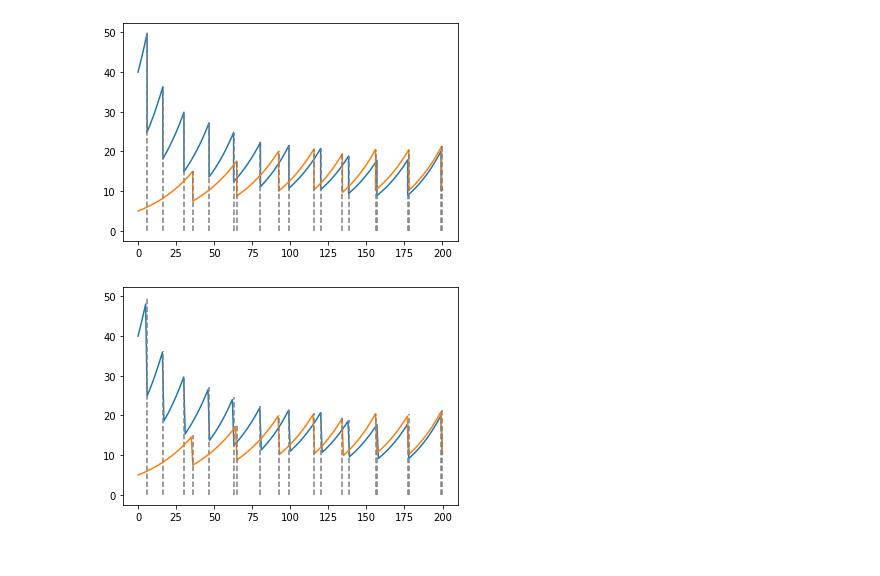
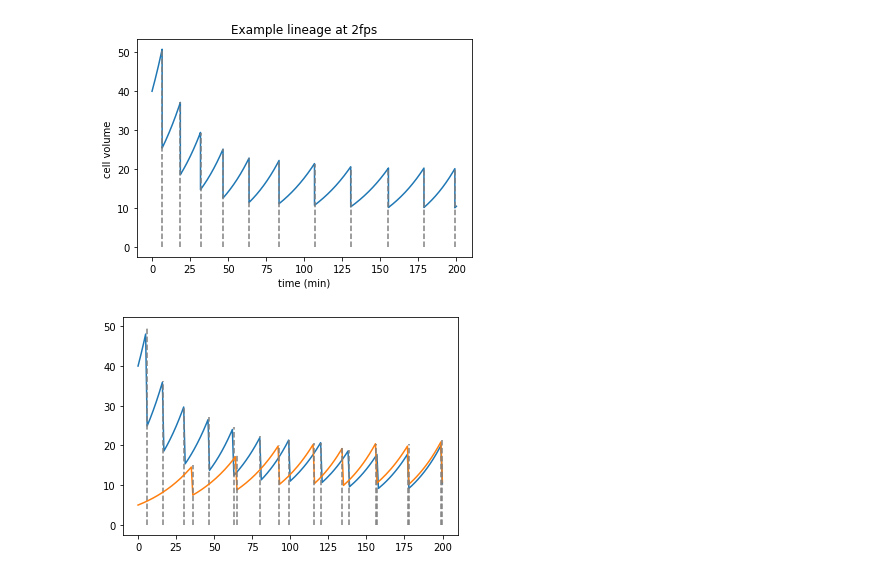
Before and after one commit to erezli/CSRS, a Jupyter notebook: test_run.ipynb, the cells around one changed output. Drawn from its saved outputs; the diff is of its cells as text; code cells hidden in the pictures.

Commit message:
time_res_commit

```diff
--- a/test_run.ipynb
+++ b/test_run.ipynb
@@ -12,11 +16,15 @@ sim1.run(length=200, vm=40) # initialise a long mother cell
 sim2 = Simulation(dt=1/120, Delta=10, D_sd=2, tau=20, t_sd=3) # 2 fps
 sim2.run(length=200, vm=5) # initialise a short mother cell
 # %%
-line = Lineage([sim1, sim2], cell=-1)
+# line = Lineage([sim1, sim2], cell=-1)
+line = Lineage([sim1], cell=-1)
 # %%
+plt.title("Example lineage at 2fps")
+plt.xlabel("time (min)")
+plt.ylabel("cell volume")
 line.plot()
 # %% [output]
-[figure, old version]
+[figure, new version]
 # %%
 samples, times = line.downsample(n=120) # 1 mins
 # %% [output]
```
Also changed, not shown: parts of 3 cells of this notebook, 5 other files.
